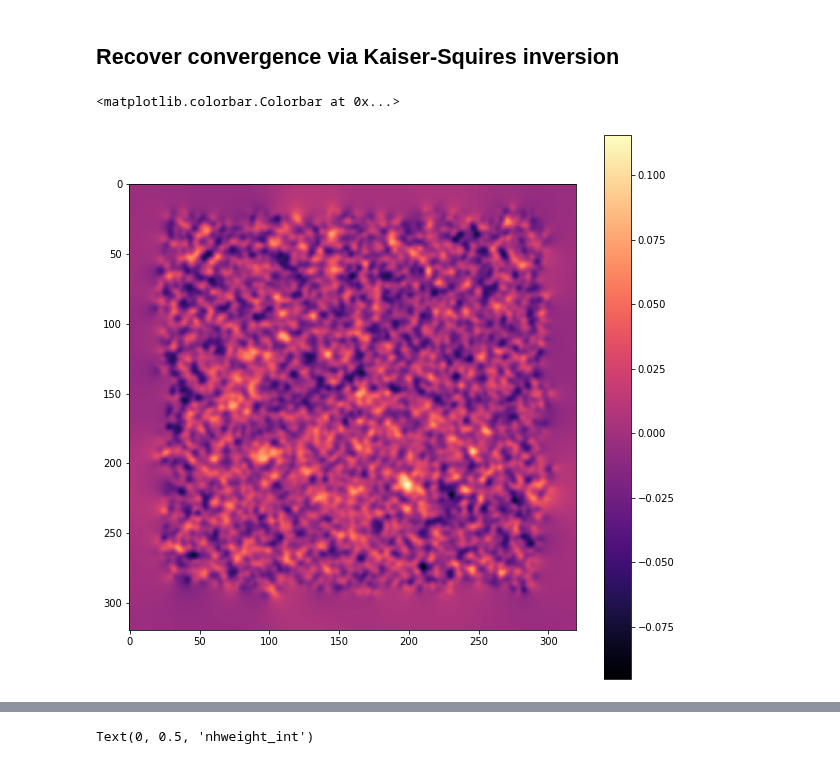
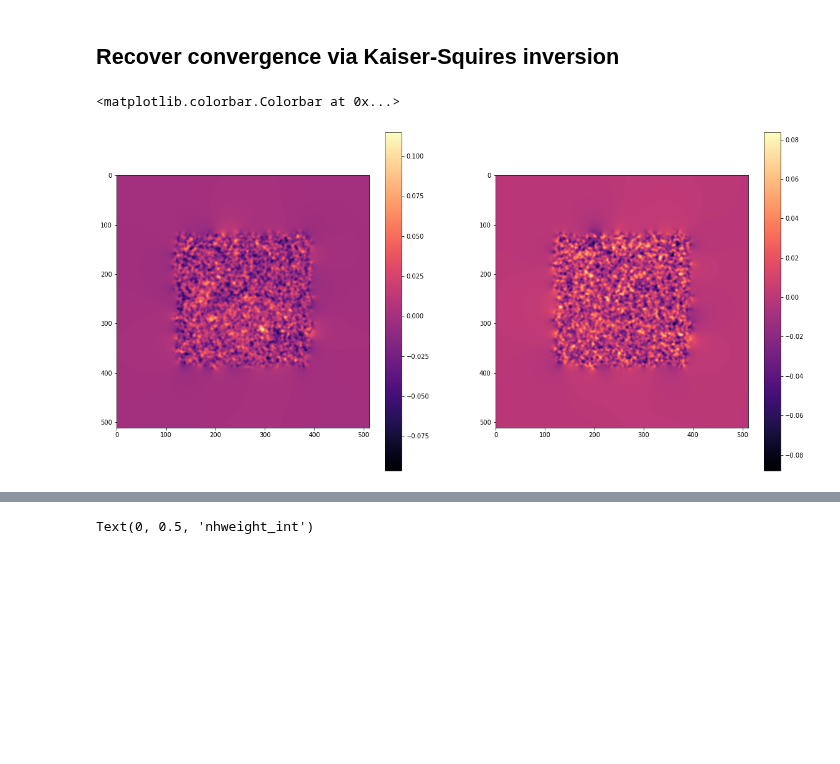
Before and after one commit to CosmoStat/jax-lensing, a Jupyter notebook: notebooks/COSMOS_shape_catalog.ipynb, the cells around one changed output, grey strips where cells are left out. Saved outputs shown, nothing was run; the diff lists cells and outputs as text; code cells hidden in the pictures; blank space fills up the shorter version.

Commit message:
create maps 0.29res 512width #7

```diff
--- a/notebooks/COSMOS_shape_catalog.ipynb
+++ b/notebooks/COSMOS_shape_catalog.ipynb
@@ -121,11 +173,11 @@ from lenspack.utils import bin2d
 from lenspack.image.inversion import ks93
 from lenspack.peaks import find_peaks2d
 
-# Compute boundaries of the field so that it fits in a 320x320 map
+# Compute boundaries of the field so that it fits in a 512x512 map
 # with pixel resolution of 0.29 arcmin
 resolution = 0.29
-
-size = 320 * resolution / 60.
+width = 512
+size = width * resolution / 60.
 
 ra = median(cat_full['Ra'])
 dec = median(cat_full['Dec'])
@@ -135,5 +187,5 @@ extent = [ra - size/2, ra + size/2, dec - size/2, dec + size/2]
 e1map, e2map = bin2d(cat_full['Ra'], cat_full['Dec'],
                      v=(cat_full['e1iso_rot4_gr_snCal'], cat_full['e2iso_rot4_gr_snCal']),
                      w=cat_full['nhweight_int'],
-                     npix=320,
+                     npix=width,
                      extent=extent)
@@ -190,8 +268,11 @@ imshow(m,cmap='magma')
 kappaE, kappaB = ks93(e1map, -e2map) # I think e2 is inverted...
 # %%
 from scipy.ndimage import gaussian_filter
-figure(figsize=[10,10])
+figure(figsize=[20,10])
+subplot(121)
 mappable = imshow(gaussian_filter(kappaE,2)[:,::-1], cmap='magma');colorbar()
+subplot(122)
+mappable = imshow(gaussian_filter(kappaB,2)[:,::-1], cmap='magma');colorbar()
 # %% [output]
 <matplotlib.colorbar.Colorbar at 0x...>
-[figure, old version]
+[figure, new version]
```
Also changed, not shown: parts of 29 cells of this notebook.
